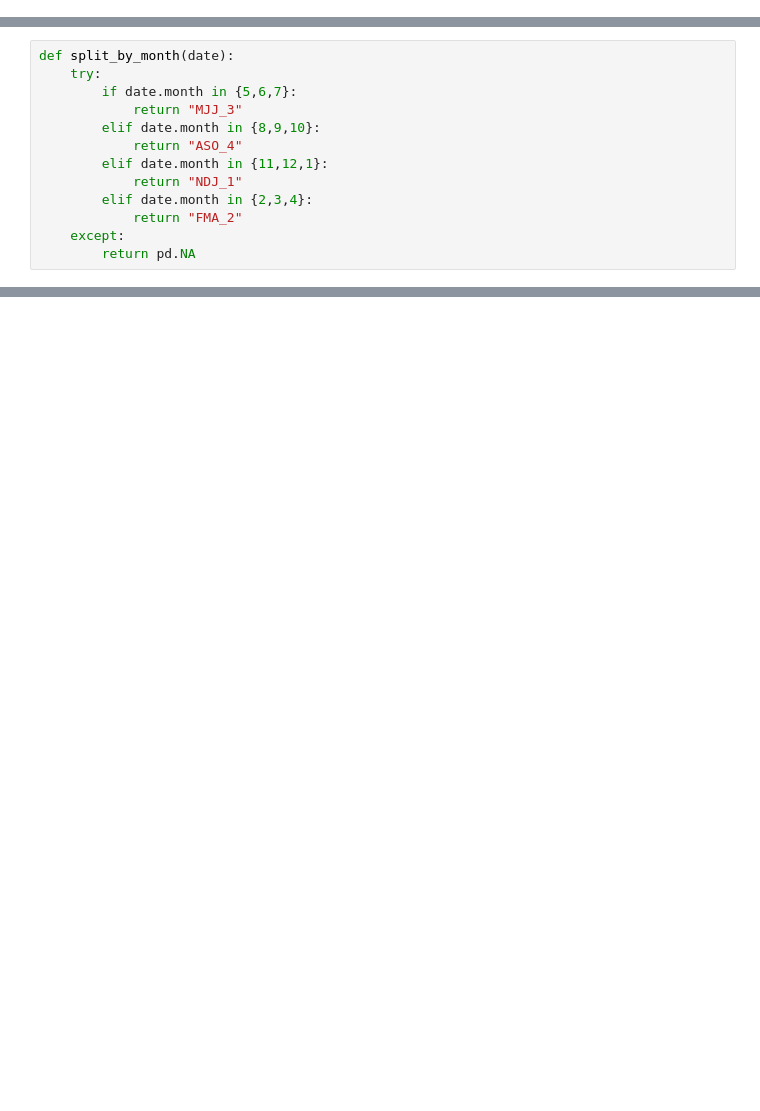
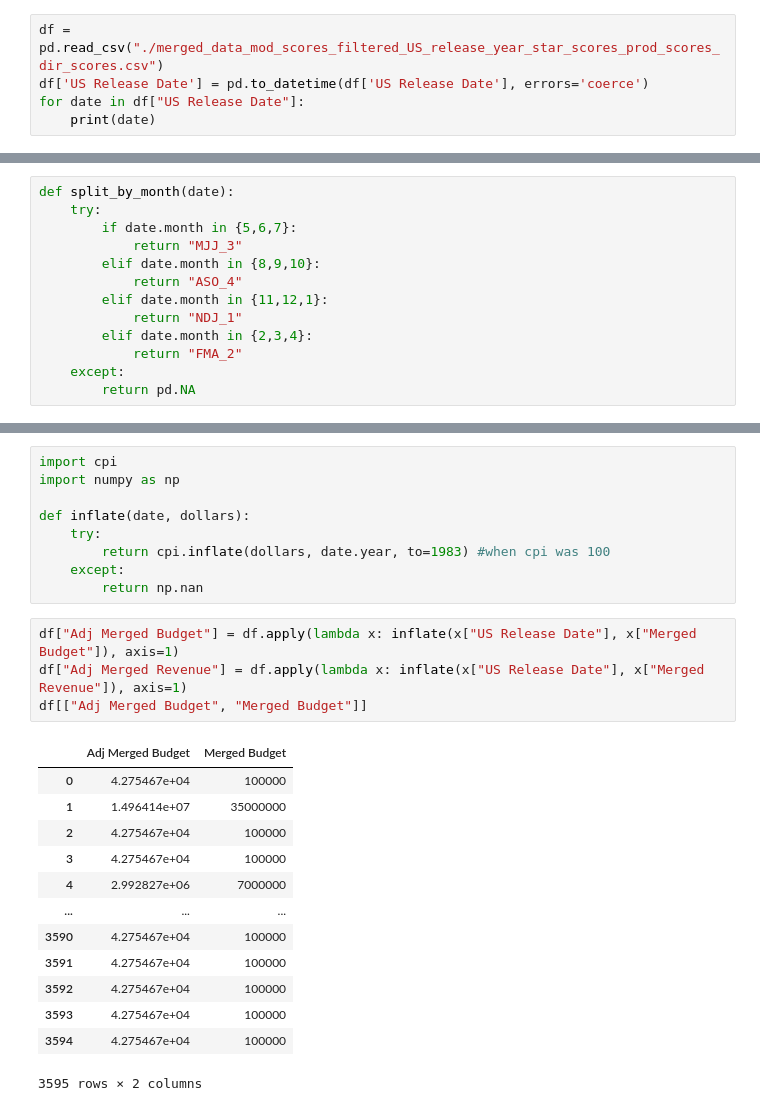
Before and after one commit to samob917/en553.602.FA23, a Jupyter notebook: 3. Data Preparation/3.3 Construct Data/add_holidays_and_seasons.ipynb, the cells around one changed output, grey strips where cells are left out. Cells and saved outputs as stored; diff of their text form; blank space fills up the shorter version.

```diff
--- a/3. Data Preparation/3.3 Construct Data/add_holidays_and_seasons.ipynb
+++ b/3. Data Preparation/3.3 Construct Data/add_holidays_and_seasons.ipynb
@@ -26,0 +24,5 @@ df["Release Date Datetime"] = df.apply(lambda x: to_dt(x["Earliest Release Date"
+# %%
+df = pd.read_csv("./merged_data_mod_scores_filtered_US_release_year_star_scores_prod_scores_dir_scores.csv")
+df['US Release Date'] = pd.to_datetime(df['US Release Date'], errors='coerce')
+for date in df["US Release Date"]:
+    print(date)
@@ -121,0 +181,27 @@ Name: Release Date Datetime, Length: 9806, dtype: datetime64[ns]
+# %%
+import cpi
+import numpy as np
+
+def inflate(date, dollars):
+    try:
+        return cpi.inflate(dollars, date.year, to=1983) #when cpi was 100
+    except:
+        return np.nan
+# %%
+df["Adj Merged Budget"] = df.apply(lambda x: inflate(x["US Release Date"], x["Merged Budget"]), axis=1)
+df["Adj Merged Revenue"] = df.apply(lambda x: inflate(x["US Release Date"], x["Merged Revenue"]), axis=1)
+df[["Adj Merged Budget", "Merged Budget"]]
+# %% [output]
+|  | Adj Merged Budget | Merged Budget |
+| 0 | 4.275467e+04 | 100000 |
+| 1 | 1.496414e+07 | 35000000 |
+| 2 | 4.275467e+04 | 100000 |
+| 3 | 4.275467e+04 | 100000 |
+| 4 | 2.992827e+06 | 7000000 |
+| ... | ... | ... |
+| 3590 | 4.275467e+04 | 100000 |
+| 3591 | 4.275467e+04 | 100000 |
+| 3592 | 4.275467e+04 | 100000 |
+| 3593 | 4.275467e+04 | 100000 |
+| 3594 | 4.275467e+04 | 100000 |
+3595 rows × 2 columns
```
Also changed, not shown: parts of 10 cells of this notebook.
